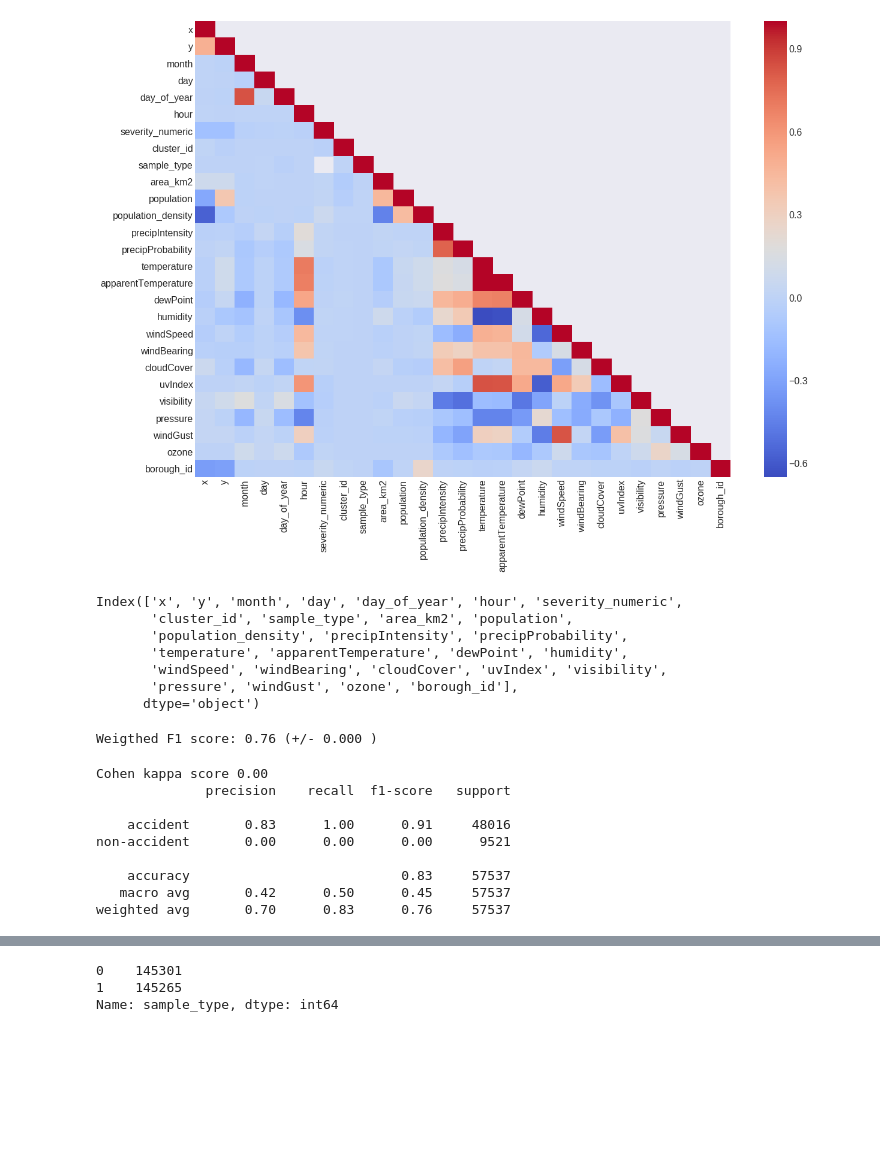
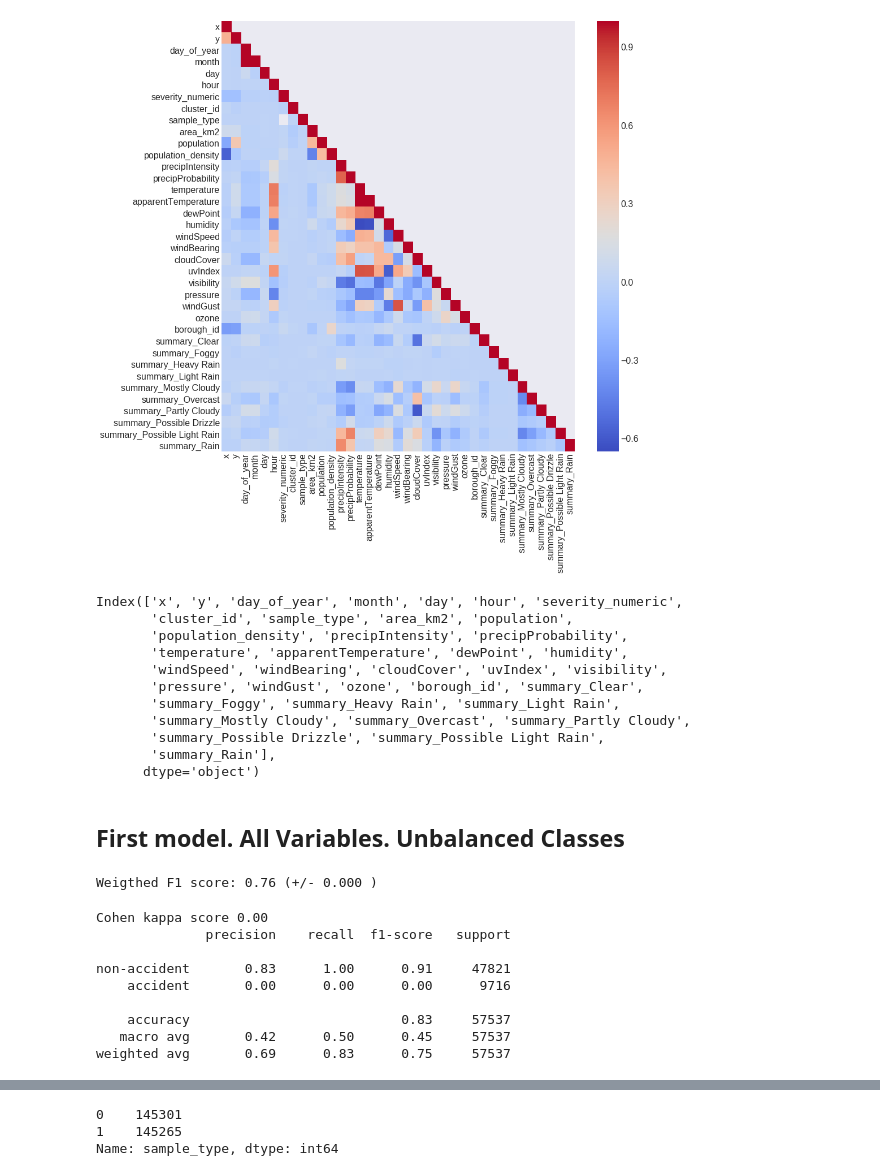
Before and after one commit to mrestay/DS4A-traffic-project, a Jupyter notebook: models/classification_mateo.ipynb, the cells around one changed output, grey strips where cells are left out. Saved outputs shown, nothing was run; the diff lists cells and outputs as text; code cells hidden in the pictures; blank space fills up the shorter version.

Commit message:
changes in clustering, negative sampling and classification notebooks

```diff
--- a/models/classification_mateo.ipynb
+++ b/models/classification_mateo.ipynb
@@ -39,3 +52,5 @@ data.head()
+# %%
+data = pd.get_dummies(data, columns=['summary'])
 # %%
 data.info()
 # %% [output]
@@ -59,5 +74,3 @@ memory usage: 55.5+ MB
-# %%
-data.severity_numeric = data.severity_numeric.fillna(0)
 # %%
 corr = data.corr()
 c1 = corr.abs().unstack().round(3)
@@ -83,18 +96,22 @@ temperature          dewPoint               0.666
 dtype: float64
 # %%
-plt.figure(figsize=(20,14))
-sns.heatmap(corr.where(np.tril(np.ones(corr.shape)).astype(np.bool)), cmap='coolwarm',annot_kws={"size":10})
+plt.figure(figsize=(14,14))
+sns.heatmap(corr.where(np.tril(np.ones(corr.shape)).astype(np.bool)), cmap='coolwarm')
 plt.show()
 # %% [output]
-[figure, old version]
+[figure, new version]
 # %%
 corr.columns
 # %% [output]
-Index(['x', 'y', 'month', 'day', 'day_of_year', 'hour', 'severity_numeric',
+Index(['x', 'y', 'day_of_year', 'month', 'day', 'hour', 'severity_numeric',
        'cluster_id', 'sample_type', 'area_km2', 'population',
        'population_density', 'precipIntensity', 'precipProbability',
        'temperature', 'apparentTemperature', 'dewPoint', 'humidity',
        'windSpeed', 'windBearing', 'cloudCover', 'uvIndex', 'visibility',
-       'pressure', 'windGust', 'ozone', 'borough_id'],
+       'pressure', 'windGust', 'ozone', 'borough_id', 'summary_Clear',
+       'summary_Foggy', 'summary_Heavy Rain', 'summary_Light Rain',
+       'summary_Mostly Cloudy', 'summary_Overcast', 'summary_Partly Cloudy',
+       'summary_Possible Drizzle', 'summary_Possible Light Rain',
+       'summary_Rain'],
       dtype='object')
 # %%
@@ -108,5 +129,7 @@ X = data[feature_columns_model_1]
 y = data.sample_type
 # %%
 X_train, X_test, y_train, y_test = train_test_split(X, y, test_size=0.33)
+# %% [markdown]
+## First model. All Variables. Unbalanced Classes
 # %%
 from sklearn.naive_bayes import GaussianNB
@@ -118,19 +141,19 @@ print('Weigthed F1 score: {:.2f} (+/- {:.3f} )'.format(scores.mean(), scores.std
 # %% [output]
 Weigthed F1 score: 0.76 (+/- 0.000 )
 # %%
-y_pred = nb.predict(X_test)
-print('Cohen kappa score {:.2f}'.format(cohen_kappa_score(y_pred, y_test,labels=y.unique())))
-print(classification_report(y_test, y_pred,target_names=categories))
+y_pred = clf1.predict(X_test)
+print('Cohen kappa score {:.2f}'.format(cohen_kappa_score(y_pred, y_test)))
+print(classification_report(y_test, y_pred, target_names=categories))
 # %% [output]
 Cohen kappa score 0.00
               precision    recall  f1-score   support
 
-    accident       0.83      1.00      0.91     48016
-non-accident       0.00      0.00      0.00      9521
+non-accident       0.83      1.00      0.91     47821
+    accident       0.00      0.00      0.00      9716
 
     accuracy                           0.83     57537
    macro avg       0.42      0.50      0.45     57537
-weighted avg       0.70      0.83      0.76     57537
+weighted avg       0.69      0.83      0.75     57537
 # %%
 metric_names = ['f1', 'roc_auc', 'average_precision', 'accuracy', 'precision', 'recall']
 scores_df = pd.DataFrame(index=metric_names, columns=['Random-CV', 'Stratified-CV']) # to store the scores
```
Also changed, not shown: parts of 46 cells of this notebook, 1 other file.
